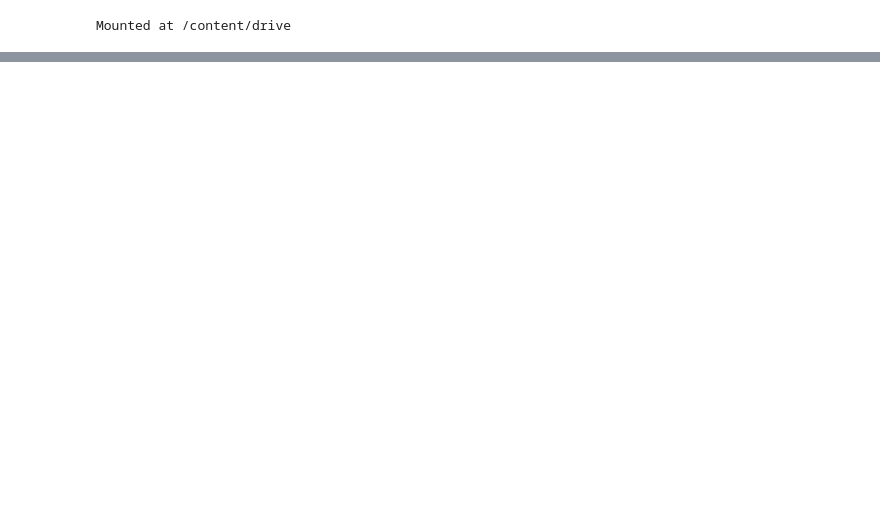
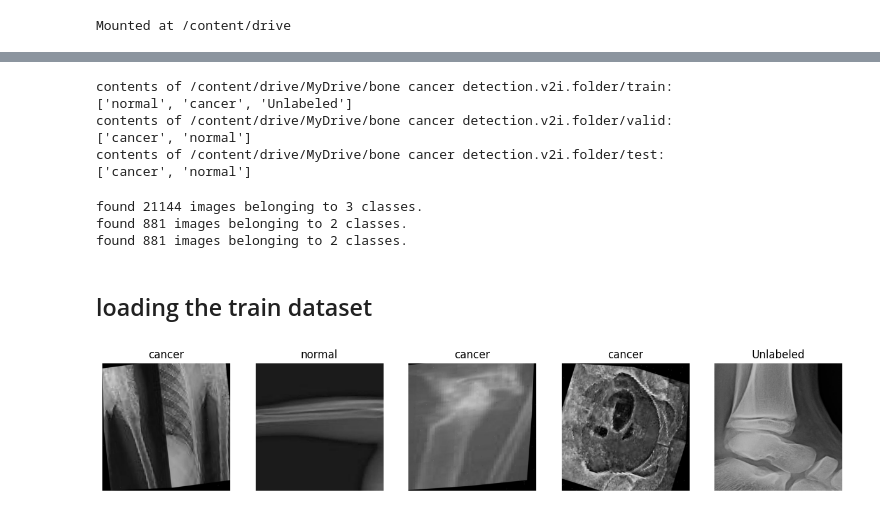
Before and after one commit to nnaemekaukpa/Leveraging-Deep-Learning-Architecture-for-Accurate-and-Efficient-Bone-Cancer-Detection-, a Jupyter notebook: Bone_cancer_detection.ipynb, the cells around one changed output, grey strips where cells are left out. Drawn from its saved outputs; the diff is of its cells as text; code cells hidden in the pictures; blank space fills up the shorter version.

Commit message:
loading of the dataset (train, test and validation data)

```diff
--- a/Bone_cancer_detection.ipynb
+++ b/Bone_cancer_detection.ipynb
@@ -149,0 +22,4 @@ plt.show()
+# %%
+train_dataset = '/content/drive/MyDrive/bone cancer detection.v2i.folder/train'
+valid_dataset = '/content/drive/MyDrive/bone cancer detection.v2i.folder/valid'
+test_dataset = '/content/drive/MyDrive/bone cancer detection.v2i.folder/test'
@@ -149,0 +34,11 @@ plt.show()
+# %%
+list_contents(train_dataset)
+list_contents(valid_dataset)
+list_contents(test_dataset)
+# %% [output]
+contents of /content/drive/MyDrive/bone cancer detection.v2i.folder/train:
+['normal', 'cancer', 'Unlabeled']
+contents of /content/drive/MyDrive/bone cancer detection.v2i.folder/valid:
+['cancer', 'normal']
+contents of /content/drive/MyDrive/bone cancer detection.v2i.folder/test:
+['cancer', 'normal']
@@ -149,0 +53,42 @@ plt.show()
+# %%
+count_files(train_dataset)
+count_files(valid_dataset)
+count_files(test_dataset)
+# %% [output]
+found 21144 images belonging to 3 classes.
+found 881 images belonging to 2 classes.
+found 881 images belonging to 2 classes.
+# %% [markdown]
+## loading the train dataset
+# %%
+
+
+# Get classes (subfolders)
+classes = [d for d in os.listdir(train_dataset) if os.path.isdir(os.path.join(train_dataset, d))]
+
+# Select 5 random images from random classes
+images = []
+labels = []
+for _ in range(5):
+    ## selecting image at random from the train dataset
+    class_name = random.choice(classes)
+    ##  class_path allows train_dataset to join with the class (normal,cancer,unlabled)
+    class_path = os.path.join(train_dataset, class_name)
+    ## allows images to be selected at random from the class_path
+    image_file = random.choice(os.listdir(class_path))
+    ## joins image with the image file e.g (normal associate with normal and cancer associate with cancer)
+    images.append(os.path.join(class_path, image_file))
+    labels.append(class_name)
+
+# Display images
+plt.figure(figsize=(15, 20))
+for i, img_path in enumerate(images):
+    img = mpimg.imread(img_path)
+    plt.subplot(1, 5, i + 1)
+    plt.imshow(img)
+    plt.title(labels[i])
+    plt.axis("off")
+
+plt.show()
+# %% [output]
+[figure, added]
```
Also changed, not shown: parts of 14 cells of this notebook.
